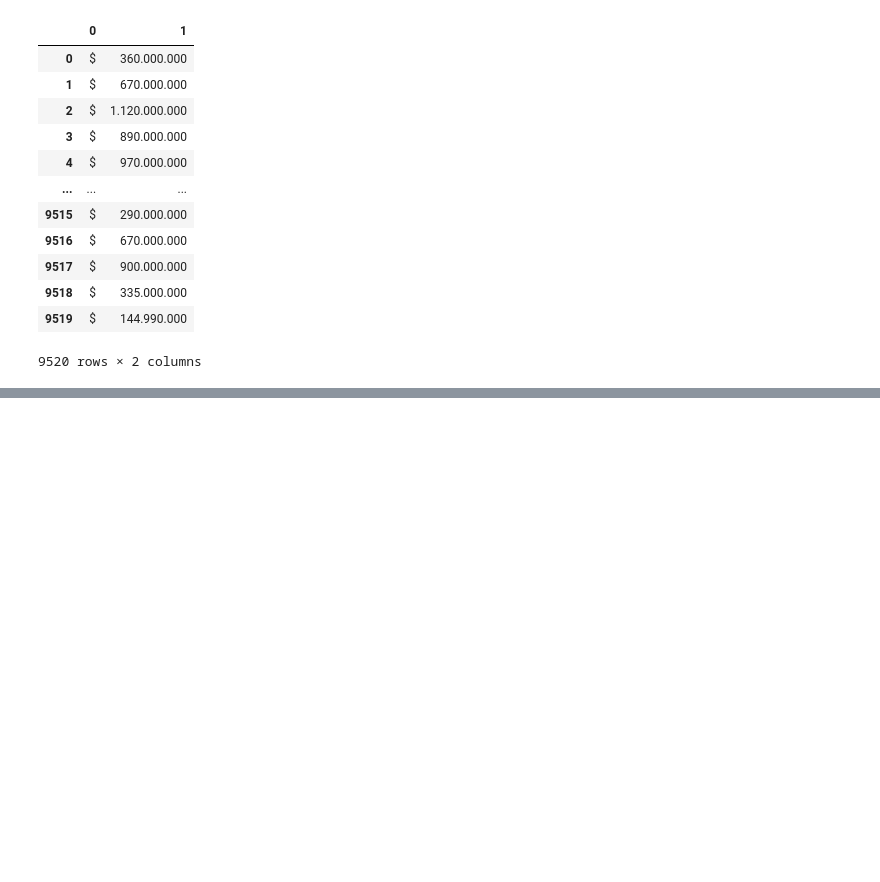
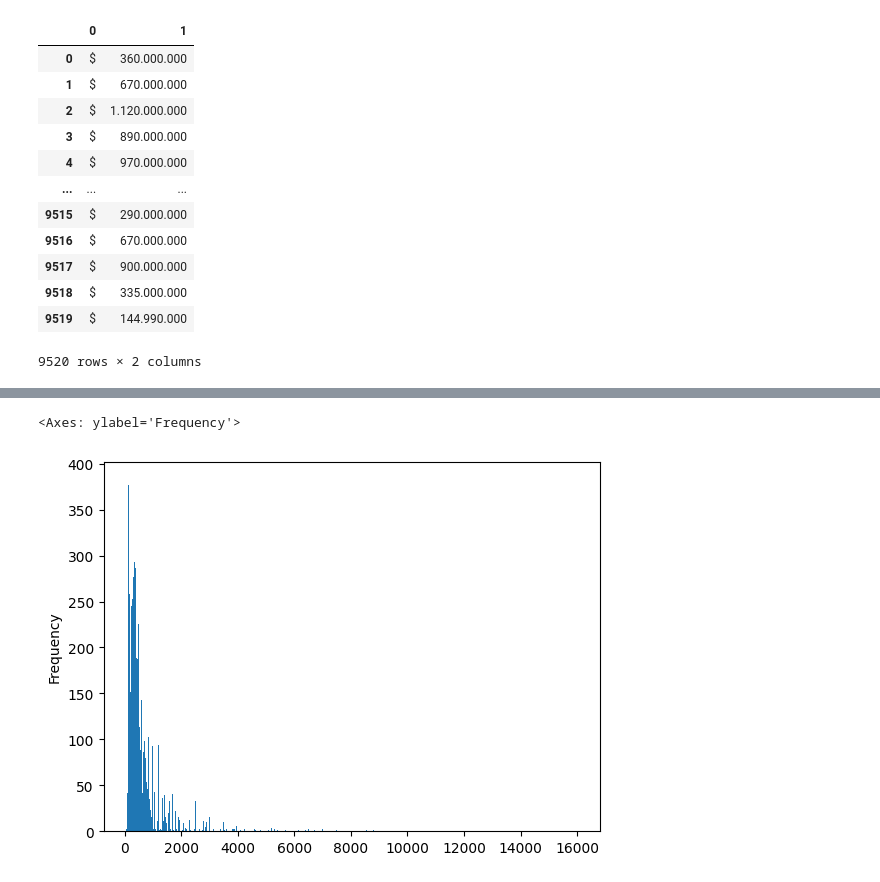
Before and after one commit to nestormarlier/alura-latam, a Jupyter notebook: Inmersion_Datos_Aula1.ipynb, the cells around one changed output, grey strips where cells are left out. Saved outputs shown, nothing was run; the diff lists cells and outputs as text; code cells hidden in the pictures; blank space fills up the shorter version.

```diff
--- a/Inmersion_Datos_Aula1.ipynb
+++ b/Inmersion_Datos_Aula1.ipynb
@@ -314,0 +459,5 @@ inmuebles.Valor.str.split(expand=True)
+# %%
+inmuebles['Precio_Millon'].plot.hist(bins=1000)
+# %% [output]
+<Axes: ylabel='Frequency'>
+[figure, added]
```
Also changed, not shown: parts of 23 cells of this notebook.
